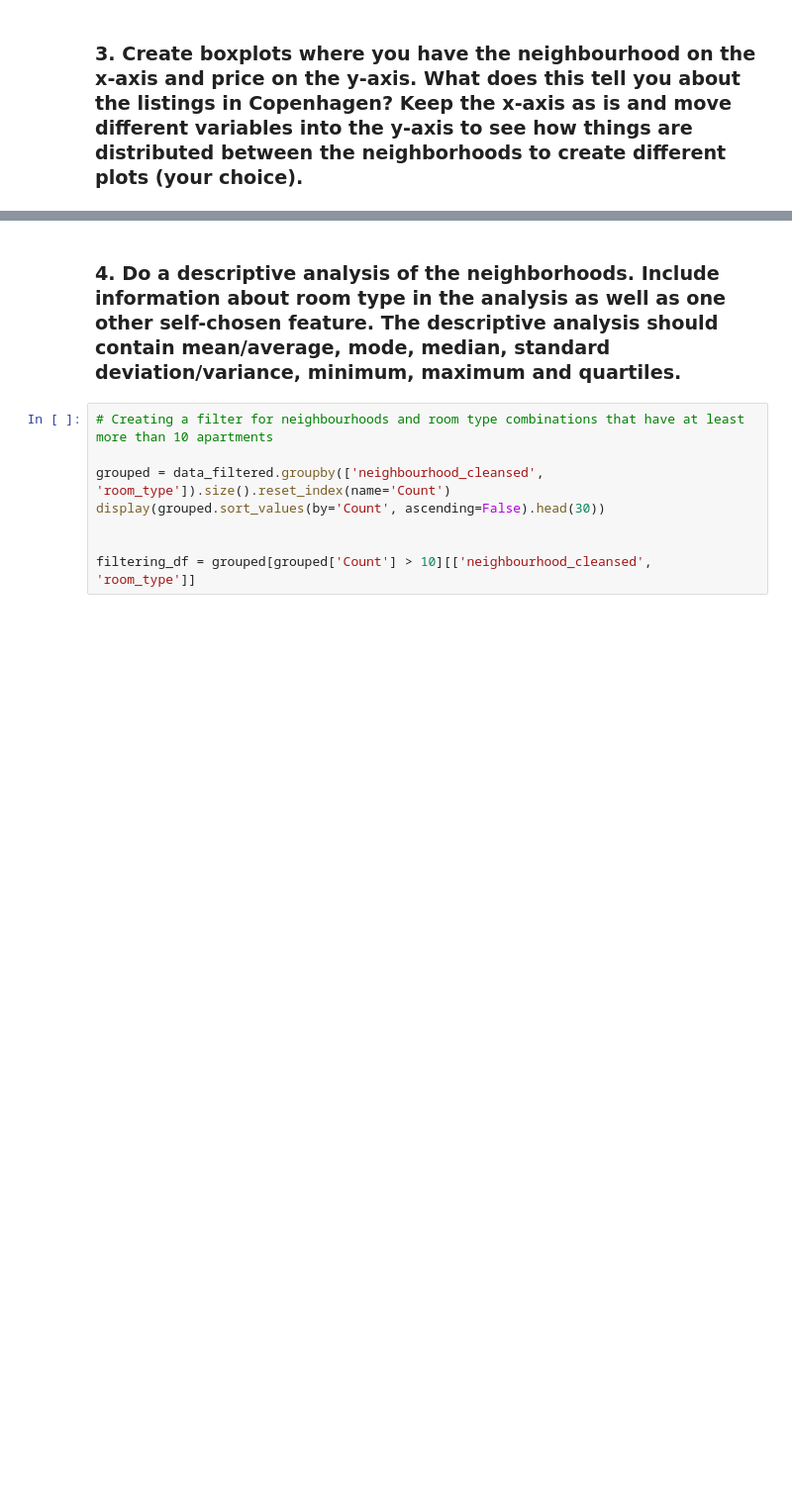
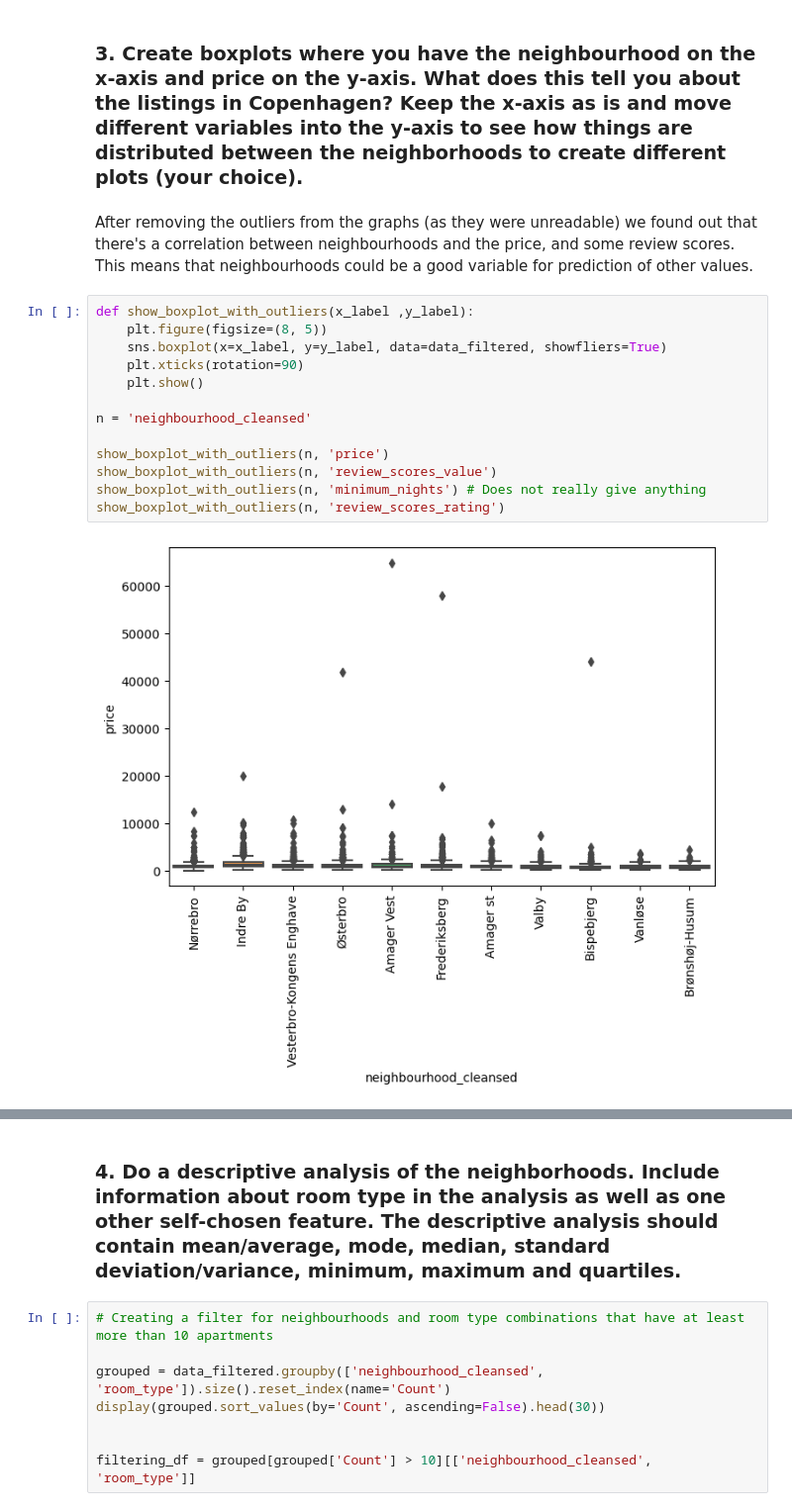
Before and after one commit to ASilins/mal1-2024, a Jupyter notebook: Getting started - Copenhagen Airbnb.ipynb, the cells around one changed output, grey strips where cells are left out. Shown at 99% size. Cells and saved outputs as stored; diff of their text form; blank space fills up the shorter version.

```diff
--- a/Getting started - Copenhagen Airbnb.ipynb
+++ b/Getting started - Copenhagen Airbnb.ipynb
@@ -222,3 +205,21 @@ fig.update_layout(
 fig.show()
 # %% [markdown]
 ### 3. Create boxplots where you have the neighbourhood on the x-axis and price on the y-axis. What does this tell you about the listings in Copenhagen? Keep the x-axis as is and move different variables into the y-axis to see how things are distributed between the neighborhoods to create different plots (your choice).
+# %% [markdown]
+After removing the outliers from the graphs (as they were unreadable) we found out that there's a correlation between neighbourhoods and the price, and some review scores. <br>
+This means that neighbourhoods could be a good variable for prediction of other values.
+# %%
+def show_boxplot_with_outliers(x_label ,y_label):
+    plt.figure(figsize=(8, 5))
+    sns.boxplot(x=x_label, y=y_label, data=data_filtered, showfliers=True)
+    plt.xticks(rotation=90)
+    plt.show()
+
+n = 'neighbourhood_cleansed'
+
+show_boxplot_with_outliers(n, 'price')
+show_boxplot_with_outliers(n, 'review_scores_value')
+show_boxplot_with_outliers(n, 'minimum_nights') # Does not really give anything
+show_boxplot_with_outliers(n, 'review_scores_rating')
+# %% [output]
+[figure, added]
```
Also changed, not shown: parts of 18 cells of this notebook.
